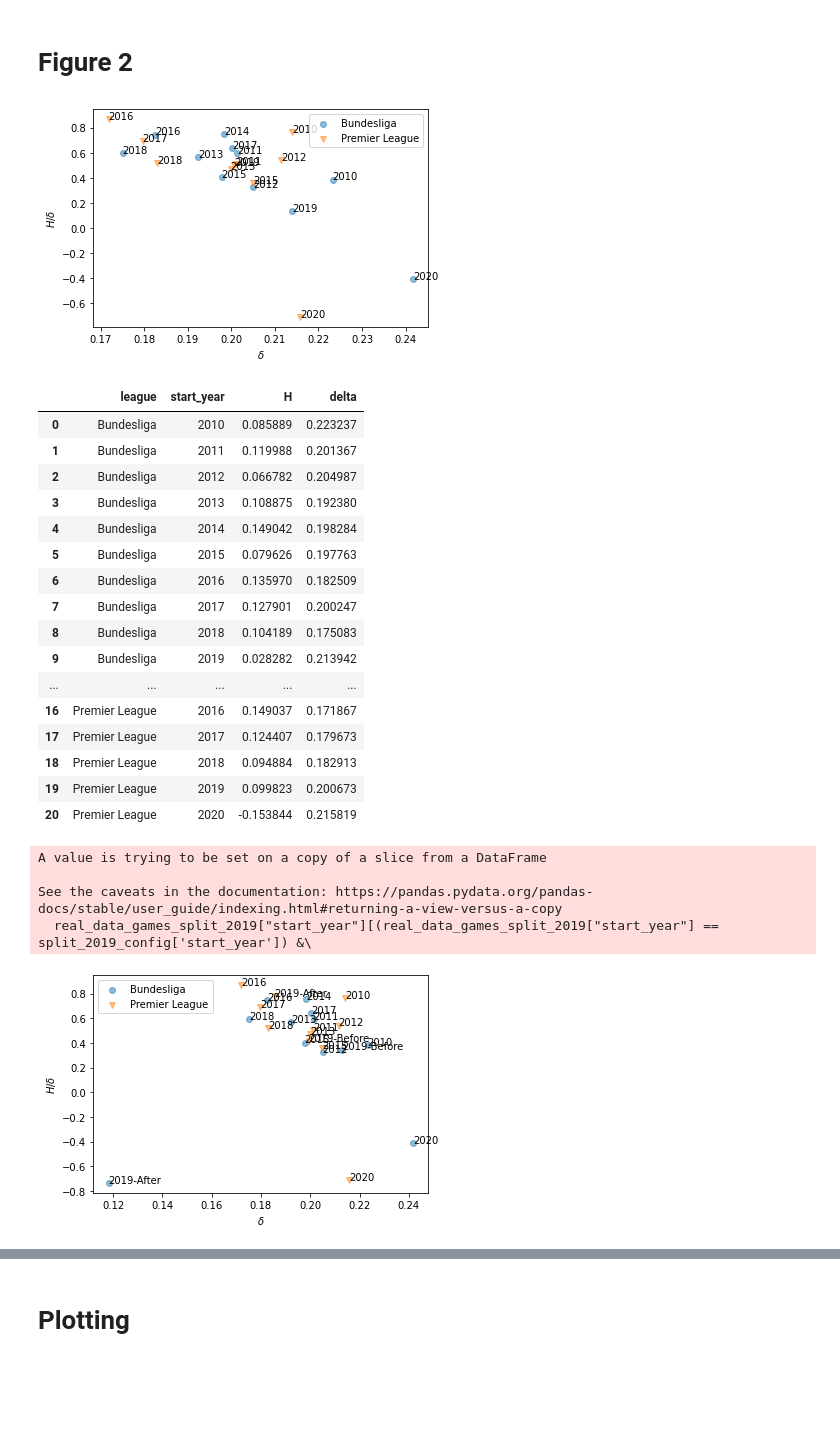
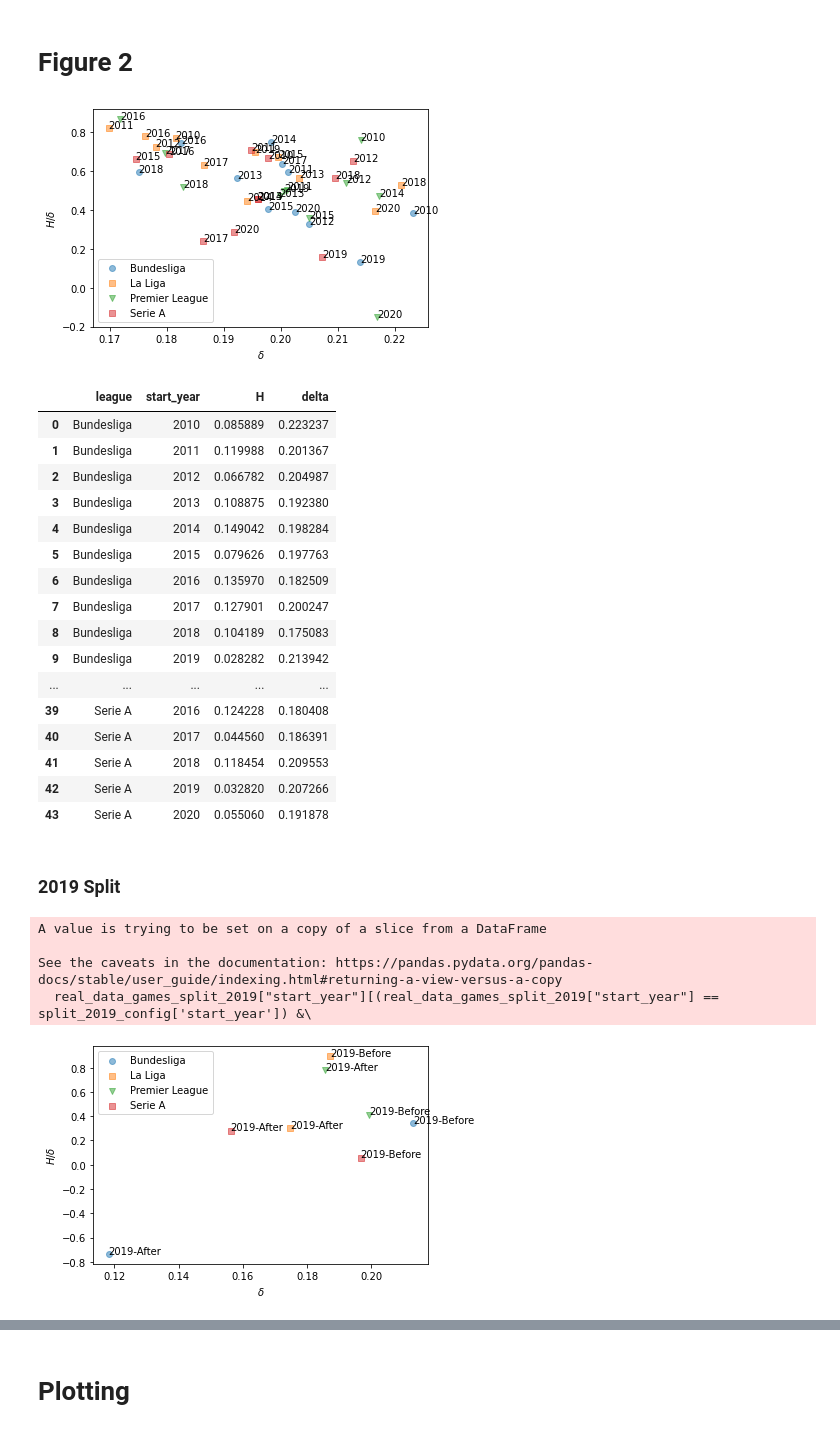
Before and after one commit to nicolas-kuechler/eth-sports-networks-2021, a Jupyter notebook: project.ipynb, the cells around one changed output, grey strips where cells are left out. Cells and saved outputs as stored; diff of their text form; code cells hidden in the pictures; blank space fills up the shorter version.

```diff
--- a/project.ipynb
+++ b/project.ipynb
@@ -798,7 +817,7 @@ from matplotlib.offsetbox import AnchoredText
 
 NUM_BINS = 21
 
-leagues = ["Bundesliga", "Premier League"]
+leagues = ["Bundesliga", "Premier League", "La Liga", "Serie A"]
 
 # Build bins
 bins_on_either_side = int(NUM_BINS / 2)
@@ -809,7 +828,7 @@ negative_bins = np.linspace(-1.0, 0, bins_on_either_side)
 negative_bins -= half_bin_size
 bins = np.concatenate([negative_bins, positive_bins])
 
-fig, axes = plt.subplots(1, 2, figsize=[10, 4])
+fig, axes = plt.subplots(2, 2, figsize=[10, 8])
 
 for i, league in enumerate(leagues):
 
@@ -830,8 +849,7 @@ for i, league in enumerate(leagues):
     col = ["win_ratio_bin"]
     less_than_games = 4
     all_games_with_winratios = all_games_with_winratios.groupby(col).filter(lambda x : (x[col].count()>=less_than_games).any())
-
-    print(f'Removed {count_before_remove_4 - all_games_with_winratios["win_ratio_bin"].count()} rows out of {count_before_remove_4}!')
+#     print(f'Removed {count_before_remove_4 - all_games_with_winratios["win_ratio_bin"].count()} rows out of {count_before_remove_4}!')
 
     # Now calculate if home won
     v = all_games_with_winratios["Score"].str.split("–", expand=True)
@@ -850,24 +868,25 @@ for i, league in enumerate(leagues):
     model = minimize(gen_data_likelihood(mle_X, mle_Y), [0.1, 3], method='Nelder-Mead')
     mle_H = round(model["x"][0] * 100) / 100
     mle_delta = round(model["x"][1] * 100) / 100
-    print(f"H: {model['x'][0]}, delta {model['x'][1]}, loss {model['fun']}")
+#     print(f"H: {model['x'][0]}, delta {model['x'][1]}, loss {model['fun']}")
 
     ############
     # Plotting #
     ############
     X = home_won_per_bin['win_ratio_bin_mid']
-    axes[i].errorbar(X, home_won_per_bin['home_won']['mean'], yerr=home_won_per_bin['home_won']['sem'], \
+    ax = axes[int(i / 2), i % 2]
+    ax.errorbar(X, home_won_per_bin['home_won']['mean'], yerr=home_won_per_bin['home_won']['sem'], \
                      marker='o', linestyle='')
 
-    axes[i].plot(X, winratio_model(X.to_numpy(), model['x'][0], model['x'][1]), color='red', linestyle='dashed')
+    ax.plot(X, winratio_model(X.to_numpy(), model['x'][0], model['x'][1]), color='red', linestyle='dashed')
 
-    axes[i].set_ylabel("Probability home wins")
-    axes[i].set_xlabel("win ratio difference (home - away)")
-    axes[i].set_xlim(-1.0, 1.0)
-    axes[i].set_ylim(-0.05, 1.05)
+    ax.set_ylabel("Probability home wins")
+    ax.set_xlabel("win ratio difference (home - away)")
+    ax.set_xlim(-1.0, 1.0)
+    ax.set_ylim(-0.05, 1.05)
 
-    axes[i].axhline(0.5, -1.1, 1.1, linestyle='dashed', color='gray')
-    axes[i].axvline(0.0, -0.1, 1.1, linestyle='dashed', color='gray')
+    ax.axhline(0.5, -1.1, 1.1, linestyle='dashed', color='gray')
+    ax.axvline(0.0, -0.1, 1.1, linestyle='dashed', color='gray')
 
     textstr = '\n'.join((
     f'{league}',
@@ -877,7 +896,7 @@ for i, league in enumerate(leagues):
     # place a text box in upper left in axes coords
     text_box = AnchoredText(textstr, frameon=True, loc=4, pad=0.5)
     plt.setp(text_box.patch, facecolor='white', alpha=1.0, edgecolor='none')
-    axes[i].add_artist(text_box)
+    ax.add_artist(text_box)
 
 plt.show()
 
@@ -935,6 +950,8 @@ models = pd.DataFrame.from_dict(models, orient='index', columns=['league', 'star
 config_figure_2 = {
     "Bundesliga": {'marker': 'o', 'color': 'red'},
     "Premier League": {'marker': 'v', 'color': 'yellow'},
+    "La Liga": {'marker': 's', 'color': 'green'},
+    "Serie A": {'marker': 's', 'color': 'blue'},
 }
 
 plt.figure()
@@ -955,7 +972,7 @@ plt.show()
 
 display(models)
 # %% [output]
-[figure, old version]
+[figure, new version]
 |  | league | start_year | H | delta |
 | 0 | Bundesliga | 2010 | 0.085889 | 0.223237 |
 | 1 | Bundesliga | 2011 | 0.119988 | 0.201367 |
@@ -968,11 +985,13 @@ display(models)
 | 8 | Bundesliga | 2018 | 0.104189 | 0.175083 |
 | 9 | Bundesliga | 2019 | 0.028282 | 0.213942 |
 | ... | ... | ... | ... | ... |
-| 16 | Premier League | 2016 | 0.149037 | 0.171867 |
-| 17 | Premier League | 2017 | 0.124407 | 0.179673 |
-| 18 | Premier League | 2018 | 0.094884 | 0.182913 |
-| 19 | Premier League | 2019 | 0.099823 | 0.200673 |
-| 20 | Premier League | 2020 | -0.153844 | 0.215819 |
+| 39 | Serie A | 2016 | 0.124228 | 0.180408 |
+| 40 | Serie A | 2017 | 0.044560 | 0.186391 |
+| 41 | Serie A | 2018 | 0.118454 | 0.209553 |
+| 42 | Serie A | 2019 | 0.032820 | 0.207266 |
+| 43 | Serie A | 2020 | 0.055060 | 0.191878 |
+# %% [markdown]
+### 2019 Split
 # %%
 import datetime
 
@@ -985,20 +1004,17 @@ split_2019_config = {
 real_data_games_split_2019 = real_data_games.copy()
 real_data_games_split_2019["Date"] = pd.to_datetime(real_data_games_split_2019["Date"], format='%d.%m.%y')
 
-# display(real_data_games_split_2019[real_data_games_split_2019["start_year"] == 2019])
-
 real_data_games_split_2019["start_year"][(real_data_games_split_2019["start_year"] == split_2019_config['start_year']) &\
-#                            (real_data_games_split_2019["league_name"] == split_2019_config['league']) &\
                            (real_data_games_split_2019["Date"] >= split_2019_config['split_date'])] = "2019-After"
 real_data_games_split_2019["start_year"][(real_data_games_split_2019["start_year"] == split_2019_config['start_year']) &\
-#                            (real_data_games_split_2019["league_name"] == split_2019_config['league']) &\
                            (real_data_games_split_2019["Date"] < split_2019_config['split_date'])] = "2019-Before"
-
-# display(real_data_games_split_2019[real_data_games_split_2019["start_year"] == "2019-After"])
 
 real_data_teams_split_2019 = build_real_data_teams(real_data_games_split_2019)
 
 relevant_cols = ["team", "win_ratio", "start_year", "league"]
+
+# Only show 2019
+real_data_games_split_2019 = real_data_games_split_2019[(real_data_games_split_2019["start_year"] == "2019-Before") | (real_data_games_split_2019["start_year"] == "2019-After")]
 
 all_games_with_winratios = real_data_games_split_2019.merge(real_data_teams_split_2019[relevant_cols], left_on=['Home', 'start_year', 'league_name'], right_on=['team', 'start_year', 'league']) \
     .merge(real_data_teams_split_2019[relevant_cols], left_on=['Away', 'start_year', 'league_name'], right_on=['team', 'start_year', 'league'])
@@ -1013,36 +1029,31 @@ def compute_theta(x):
     mle_X = x["delta_w"]
     mle_Y = x["home_won"]
 
     model = minimize(gen_data_likelihood(mle_X, mle_Y), [0.1, 3], method='Nelder-Mead')
     return model["x"][0], model["x"][1]
 
 grouped = all_games_with_winratios[["delta_w", "home_won", "league_name", "start_year"]].groupby(['league_name', 'start_year'])
 models = { i: (name + compute_theta(group)) for i, (name, group) in enumerate(grouped)}
 models = pd.DataFrame.from_dict(models, orient='index', columns=['league', 'start_year', 'H', 'delta'])
 
-config_figure_2 = {
-    "Bundesliga": {'marker': 'o', 'color': 'red'},
-    "Premier League": {'marker': 'v', 'color': 'yellow'},
-}
-
 plt.figure()
 for i, (league, rows) in enumerate(models.groupby('league')):
     current_league_models = models
     plt.scatter(rows['delta'], rows['H'] / rows['delta'], \
                marker=config_figure_2[league]['marker'], color=plt.cm.tab10(i), \
                alpha=0.5, label=league)
     for row in rows.itertuples():
         plt.annotate(row.start_year, (row.delta, row.H / row.delta))
 
 plt.xlabel("$\\delta$")
 # plt.xlim(0.1, 0.35)
 plt.ylabel("$H/\\delta$")
 # plt.ylim(0.0, 1.5)
 plt.legend()
 plt.show()
 # %% [output]
 A value is trying to be set on a copy of a slice from a DataFrame
 
 See the caveats in the documentation: https://pandas.pydata.org/pandas-docs/stable/user_guide/indexing.html#returning-a-view-versus-a-copy
   real_data_games_split_2019["start_year"][(real_data_games_split_2019["start_year"] == split_2019_config['start_year']) &\
-[figure, old version]
+[figure, new version]
```
Also changed, not shown: parts of 12 cells of this notebook.
